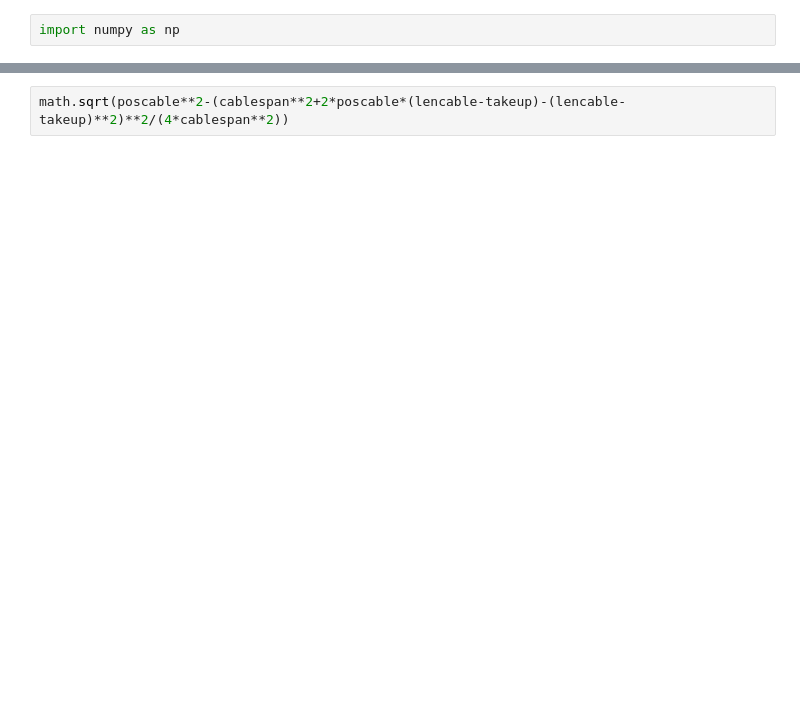
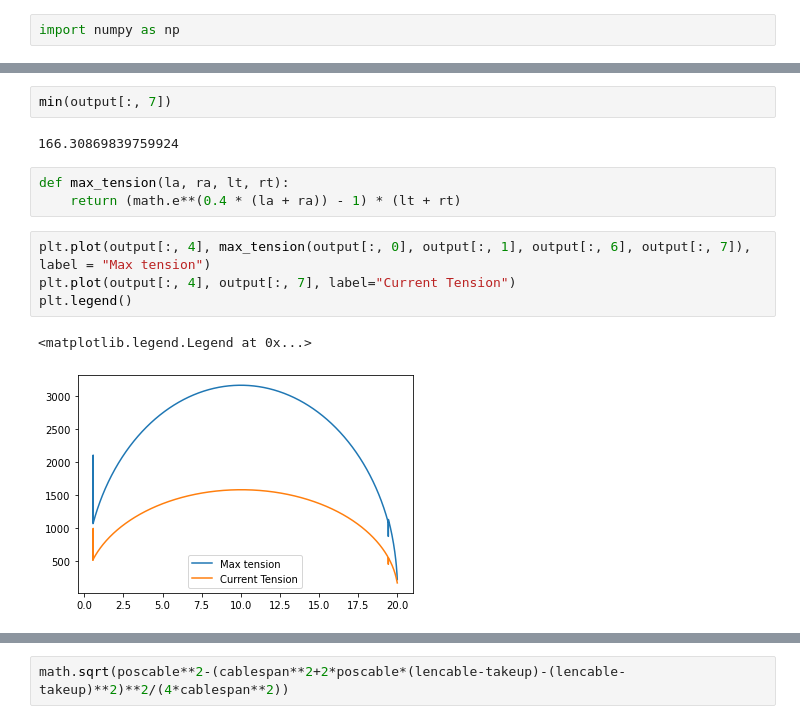
Before and after one commit to caltechcaos/LATTICE-Autonomy-Research, a Jupyter notebook: ShuttleModeling/ComplexShuttleSim.ipynb, the cells around one changed output, grey strips where cells are left out. Drawn from its saved outputs; the diff is of its cells as text; blank space fills up the shorter version.

```diff
--- a/ShuttleModeling/ComplexShuttleSim.ipynb
+++ b/ShuttleModeling/ComplexShuttleSim.ipynb
@@ -137,0 +183,14 @@ array([  256.85689491,   279.4857255 ,   300.43742049, ...,
+# %%
+min(output[:, 7])
+# %% [output]
+166.30869839759924
+# %%
+def max_tension(la, ra, lt, rt):
+    return (math.e**(0.4 * (la + ra)) - 1) * (lt + rt)
+# %%
+plt.plot(output[:, 4], max_tension(output[:, 0], output[:, 1], output[:, 6], output[:, 7]), label = "Max tension")
+plt.plot(output[:, 4], output[:, 7], label="Current Tension")
+plt.legend()
+# %% [output]
+<matplotlib.legend.Legend at 0x...>
+[figure, added]
```
Also changed, not shown: parts of 23 cells of this notebook, 4 other files.
